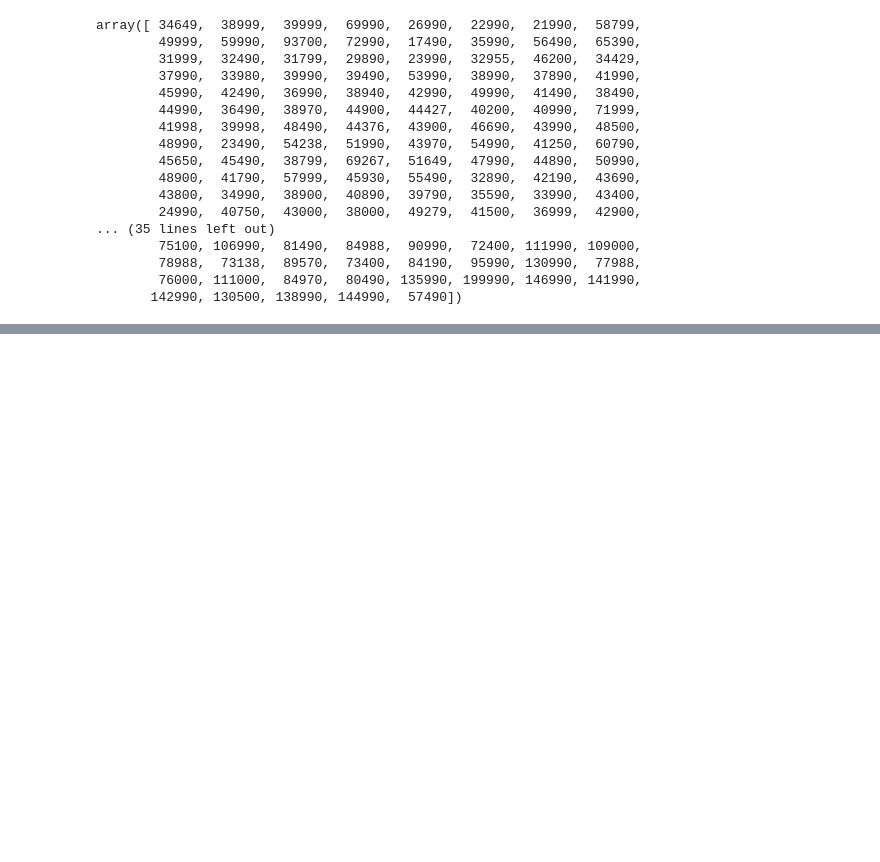
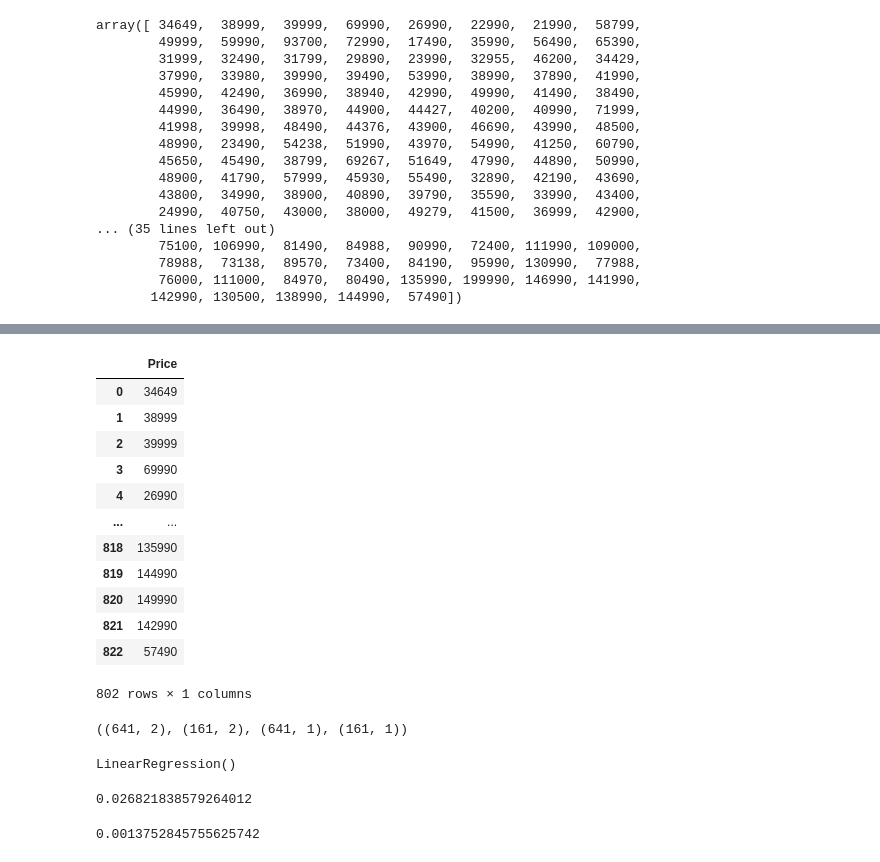
Before and after one commit to chandni8290/data-science-, a Jupyter notebook: laptop.ipynb, the cells around one changed output, grey strips where cells are left out. Saved outputs shown, nothing was run; the diff lists cells and outputs as text; code cells hidden in the pictures; blank space fills up the shorter version.

```diff
--- a/laptop.ipynb
+++ b/laptop.ipynb
@@ -467,0 +475,16 @@ clean_data
+# %%
+y
+# %% [output]
+|  | Price |
+| 0 | 34649 |
+| 1 | 38999 |
+| 2 | 39999 |
+| 3 | 69990 |
+| 4 | 26990 |
+| ... | ... |
+| 818 | 135990 |
+| 819 | 144990 |
+| 820 | 149990 |
+| 821 | 142990 |
+| 822 | 57490 |
+802 rows × 1 columns
@@ -467,0 +494,18 @@ clean_data
+# %%
+x_train.shape, x_test.shape, y_train.shape, y_test.shape
+# %% [output]
+((641, 2), (161, 2), (641, 1), (161, 1))
+# %%
+from sklearn.linear_model import LinearRegression
+lr =LinearRegression()
+lr.fit(x_train, y_train)
+# %% [output]
+LinearRegression()
+# %%
+lr.score(x_train, y_train)
+# %% [output]
+0.026821838579264012
+# %%
+lr.score(x_test, y_test)
+# %% [output]
+0.0013752845755625742
```
Also changed, not shown: parts of 32 cells of this notebook.
